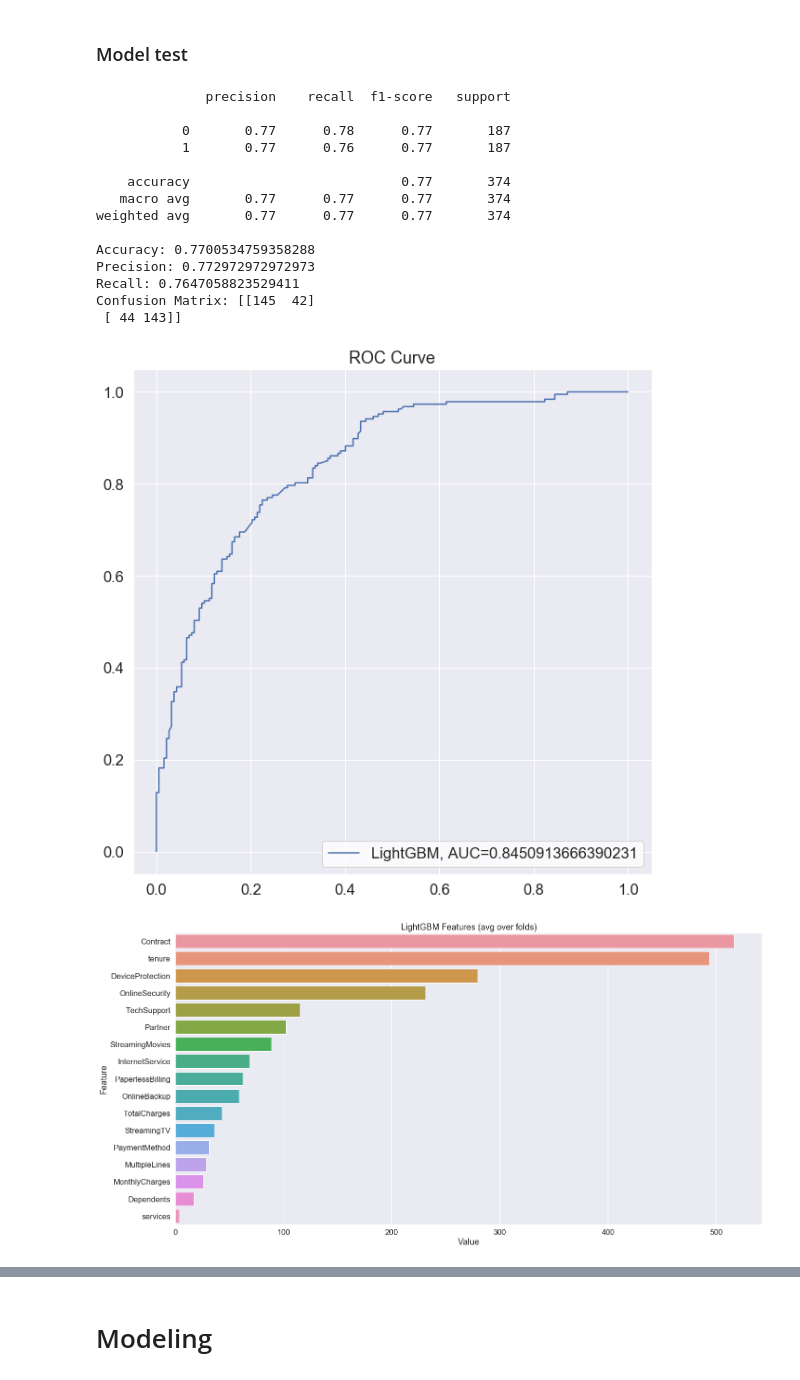
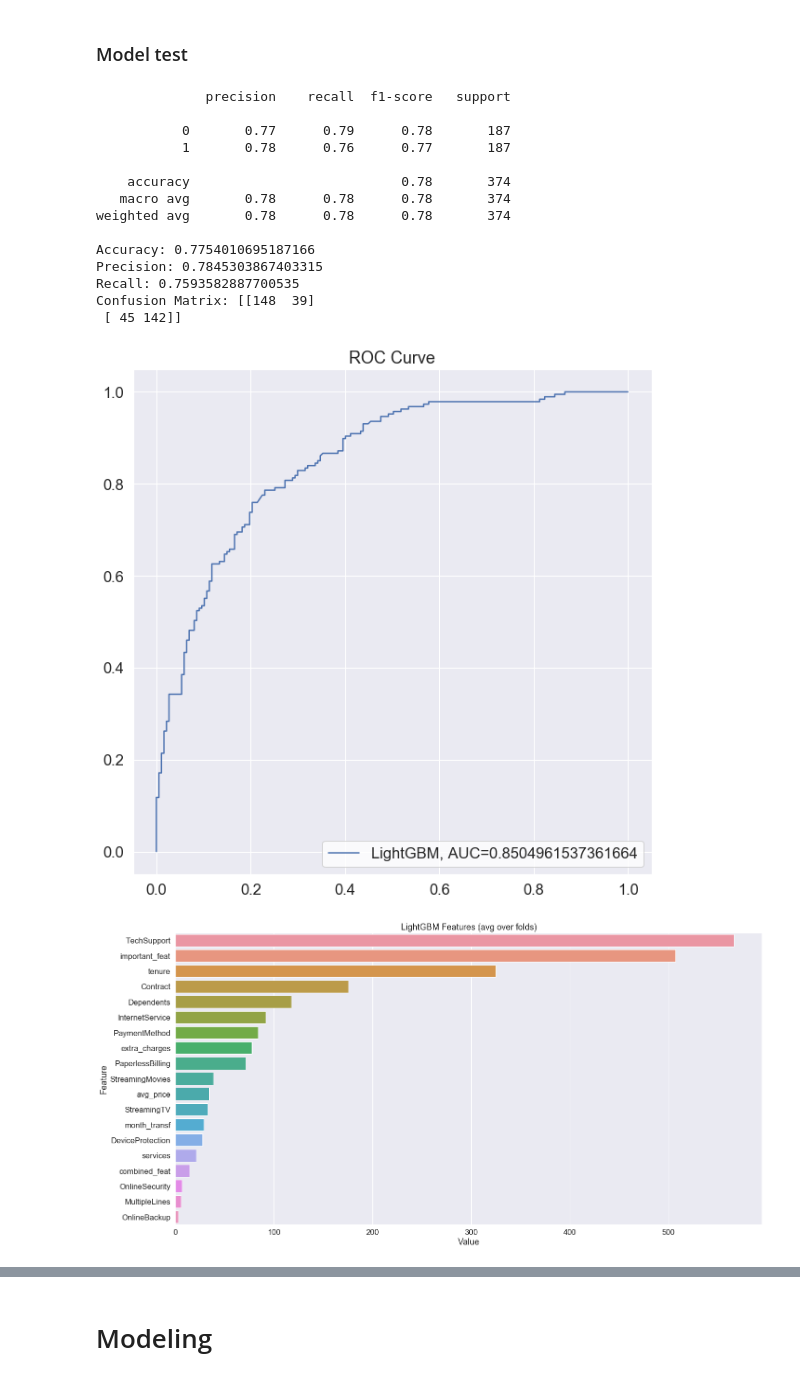
Before and after one commit to dmitriykats1/Customer-Churn, a Jupyter notebook: Customer Churn/notebooks/customer_churn_telecom.ipynb, the cells around one changed output, grey strips where cells are left out. Cells and saved outputs as stored; diff of their text form; code cells hidden in the pictures.

```diff
--- a/Customer Churn/notebooks/customer_churn_telecom.ipynb
+++ b/Customer Churn/notebooks/customer_churn_telecom.ipynb
@@ -417,0 +418,3 @@ heatMap(encoded_df)
+# %%
+sns.set(font_scale=1)
+heatMap(encoded_df)
@@ -724,0 +745,3 @@ encoded_df['services'] = encoded_df[services].apply(lambda x: x.sum(), axis=1)
+# %%
+encoded_df['important_feat'] = 0.396713 * encoded_df.Contract + 0.282492 * encoded_df.TechSupport + \
+                               0.289309 * encoded_df.OnlineSecurity + 0.195525 * encoded_df.OnlineBackup
@@ -724,0 +750,2 @@ encoded_df['services'] = encoded_df[services].apply(lambda x: x.sum(), axis=1)
+# %%
+encoded_df['combined_feat'] = encoded_df.TotalCharges.apply(lambda x: x**(1/3))
@@ -724,0 +776,2 @@ encoded_df['services'] = encoded_df[services].apply(lambda x: x.sum(), axis=1)
+# %%
+encoded_df['month_transf'] = np.sqrt(encoded_df.MonthlyCharges.apply(lambda x: x**(1/3)) * df.tenure)
@@ -736,7 +800,8 @@ encoded_df.head()
 ### Model test
 # %%
 features = encoded_df.drop(columns=['Churn','tenure_bin','customerID','gender',
-                                    'SeniorCitizen','PhoneService']).columns
+                                    'SeniorCitizen','PhoneService', 'Partner','TotalCharges',
+                                   'MonthlyCharges']).columns
 target = ['Churn']
 df_majority = encoded_df[encoded_df.Churn == 0]
 df_minority = encoded_df[encoded_df.Churn == 1]
@@ -762,49 +827,49 @@ clf = lgb.LGBMClassifier(drop_rate=0.9, min_data_in_leaf=800, max_bin=500,
                          learning_rate=0.4, bagging_fraction=0.9, colsample_bytree=1.0,
                          feature_fraction=0.1, lambda_l1=5.0, lambda_l2=3.0, max_depth=9,
                          min_child_samples=55, min_child_weight=5.0, min_split_gain=0.1,
-                         num_leaves=4000, subsample = 0.75)
+                         num_leaves=4000, subsample = 0.75, random_state=42)
 
 clf.fit(X_train, y_train)
 y_pred = clf.predict(X_test)
 
 print(classification_report(y_test, y_pred))
 print(f'Accuracy: {accuracy_score(y_test, y_pred)}')
 print(f'Precision: {precision_score(y_test, y_pred)}')
 print(f'Recall: {recall_score(y_test, y_pred)}')
 print(f'Confusion Matrix: {confusion_matrix(y_test, y_pred)}')
 
 fig, ax = plt.subplots(figsize = (10,10))
 sns.set_style(style='whitegrid')
 y_prob = clf.predict_proba(X_test)[::,1]
 y_pred_proba = y_prob
 fpr_rand, tpr_rand, _ = roc_curve(y_test,  y_pred_proba)
 auc_rand = roc_auc_score(y_test, y_pred_proba)
 plt.plot(fpr_rand,tpr_rand,label="LightGBM, AUC="+str(auc_rand))
 plt.legend(loc=4)
 plt.title('ROC Curve')
 plt.show()
 
 feature_imp = pd.DataFrame(sorted(zip(clf.feature_importances_, X.columns)), columns=['Value','Feature'])
 plt.figure(figsize=(20, 10))
 sns.set(font_scale=1.5)
 sns.barplot(x="Value", y="Feature", data=feature_imp.sort_values(by="Value", ascending=False))
 plt.title('LightGBM Features (avg over folds)')
 plt.tight_layout()
 plt.show()
 # %% [output]
               precision    recall  f1-score   support
 
-           0       0.77      0.78      0.77       187
-           1       0.77      0.76      0.77       187
+           0       0.77      0.79      0.78       187
+           1       0.78      0.76      0.77       187
 
-    accuracy                           0.77       374
-   macro avg       0.77      0.77      0.77       374
-weighted avg       0.77      0.77      0.77       374
+    accuracy                           0.78       374
+   macro avg       0.78      0.78      0.78       374
+weighted avg       0.78      0.78      0.78       374
 
-Accuracy: 0.7700534759358288
-Precision: 0.772972972972973
-Recall: 0.7647058823529411
-Confusion Matrix: [[145  42]
- [ 44 143]]
+Accuracy: 0.7754010695187166
+Precision: 0.7845303867403315
+Recall: 0.7593582887700535
+Confusion Matrix: [[148  39]
+ [ 45 142]]
-[figure, old version]
+[figure, new version]
-[figure, old version]
+[figure, new version]
```
Also changed, not shown: parts of 53 cells of this notebook.
